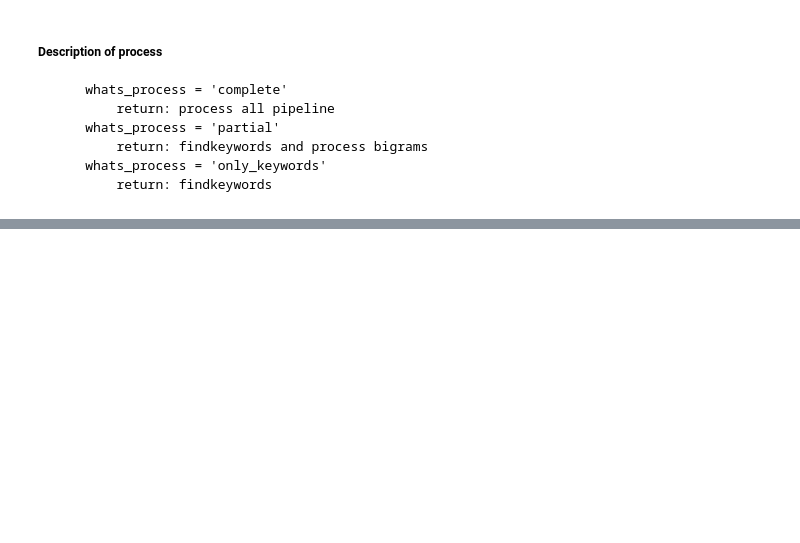
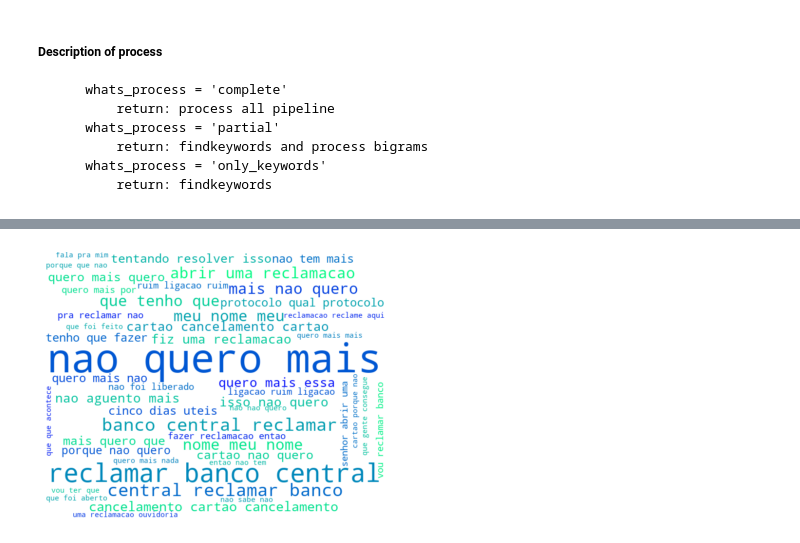
Before and after one commit to engineer-inks/model_fkeywords, a Jupyter notebook: notebooks/findkeywords-v.1.1.ipynb, the cells around one changed output, grey strips where cells are left out. Saved outputs shown, nothing was run; the diff lists cells and outputs as text; code cells hidden in the pictures; blank space fills up the shorter version.

```diff
--- a/notebooks/findkeywords-v.1.1.ipynb
+++ b/notebooks/findkeywords-v.1.1.ipynb
@@ -120,2 +57,11 @@ Finishing Process
 # %%
 df.head()
+# %%
+filename = 'LIBERACAO_MARGEM'
+column_filter = 'negatividade' # deixar esse campo vazio caso queira ver tudo
+column_text = 'TRANSCRICAO'
+whats_process = 'trigram' # trigram or bigram
+# %%
+NlVisualization.wordCloud_Topics(filename,column_filter,column_text,whats_process)
+# %% [output]
+[figure, added]
```
Also changed, not shown: parts of 3 cells of this notebook, 1 other file.
